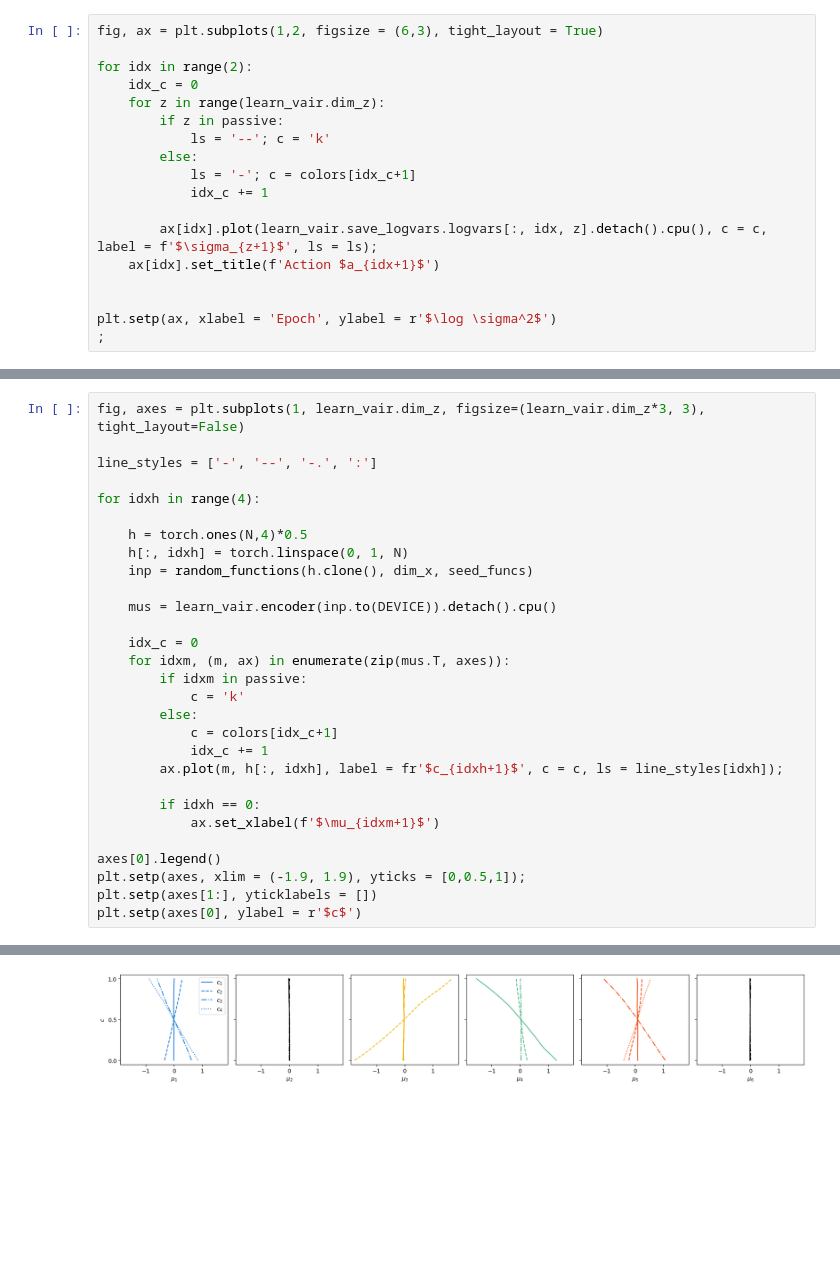
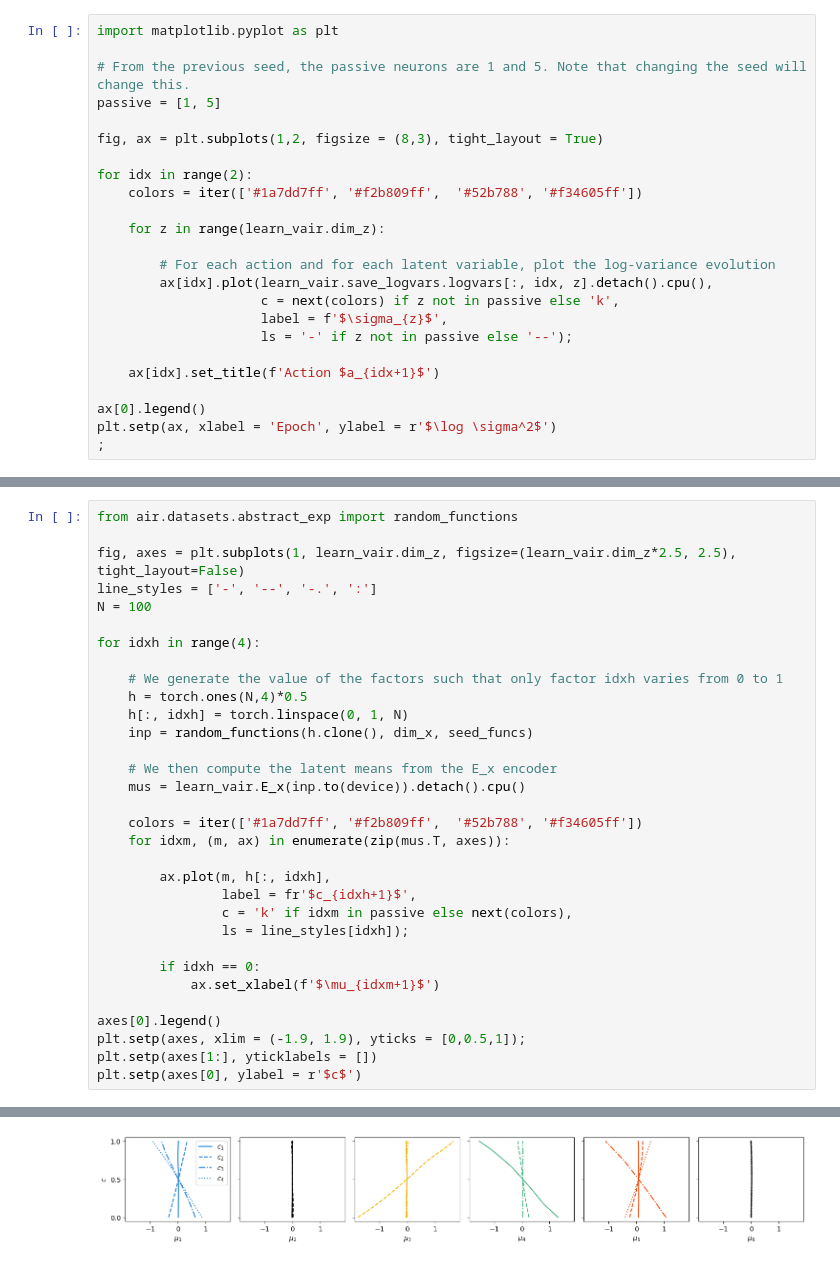
Before and after one commit to gorkamunoz/air, a Jupyter notebook: examples/abstract_dataset.ipynb, the cells around one changed output, grey strips where cells are left out. Cells and saved outputs as stored; diff of their text form; blank space fills up the shorter version.

```diff
--- a/examples/abstract_dataset.ipynb
+++ b/examples/abstract_dataset.ipynb
@@ -64,19 +68,25 @@ passive = [1, 5]
 # %%
-fig, ax = plt.subplots(1,2, figsize = (6,3), tight_layout = True)
+import matplotlib.pyplot as plt
+
+# From the previous seed, the passive neurons are 1 and 5. Note that changing the seed will change this.
+passive = [1, 5]
+
+fig, ax = plt.subplots(1,2, figsize = (8,3), tight_layout = True)
 
 for idx in range(2):
-    idx_c = 0
+    colors = iter(['#1a7dd7ff', '#f2b809ff',  '#52b788', '#f34605ff'])
+
     for z in range(learn_vair.dim_z):
-        if z in passive:
-            ls = '--'; c = 'k'
-        else:
-            ls = '-'; c = colors[idx_c+1]
-            idx_c += 1
 
-        ax[idx].plot(learn_vair.save_logvars.logvars[:, idx, z].detach().cpu(), c = c, label = f'$\sigma_{z+1}$', ls = ls);
+        # For each action and for each latent variable, plot the log-variance evolution
+        ax[idx].plot(learn_vair.save_logvars.logvars[:, idx, z].detach().cpu(),
+                     c = next(colors) if z not in passive else 'k',
+                     label = f'$\sigma_{z}$',
+                     ls = '-' if z not in passive else '--');
+
     ax[idx].set_title(f'Action $a_{idx+1}$')
 
-
+ax[0].legend()
 plt.setp(ax, xlabel = 'Epoch', ylabel = r'$\log \sigma^2$')
 ;
 # %% [output]
@@ -87,32 +100,35 @@ from air.datasets.abstract_exp import random_functions
 # %%
-fig, axes = plt.subplots(1, learn_vair.dim_z, figsize=(learn_vair.dim_z*3, 3), tight_layout=False)
+from air.datasets.abstract_exp import random_functions
 
+fig, axes = plt.subplots(1, learn_vair.dim_z, figsize=(learn_vair.dim_z*2.5, 2.5), tight_layout=False)
 line_styles = ['-', '--', '-.', ':']
+N = 100
 
 for idxh in range(4):
 
+    # We generate the value of the factors such that only factor idxh varies from 0 to 1
     h = torch.ones(N,4)*0.5
     h[:, idxh] = torch.linspace(0, 1, N)
     inp = random_functions(h.clone(), dim_x, seed_funcs)
 
-    mus = learn_vair.encoder(inp.to(DEVICE)).detach().cpu()
+    # We then compute the latent means from the E_x encoder
+    mus = learn_vair.E_x(inp.to(device)).detach().cpu()
 
-    idx_c = 0
+    colors = iter(['#1a7dd7ff', '#f2b809ff',  '#52b788', '#f34605ff'])
     for idxm, (m, ax) in enumerate(zip(mus.T, axes)):
-        if idxm in passive:
-            c = 'k'
-        else:
-            c = colors[idx_c+1]
-            idx_c += 1
-        ax.plot(m, h[:, idxh], label = fr'$c_{idxh+1}$', c = c, ls = line_styles[idxh]);
+
+        ax.plot(m, h[:, idxh],
+                label = fr'$c_{idxh+1}$',
+                c = 'k' if idxm in passive else next(colors),
+                ls = line_styles[idxh]);
 
         if idxh == 0:
             ax.set_xlabel(f'$\mu_{idxm+1}$')
 
 axes[0].legend()
 plt.setp(axes, xlim = (-1.9, 1.9), yticks = [0,0.5,1]);
 plt.setp(axes[1:], yticklabels = [])
 plt.setp(axes[0], ylabel = r'$c$')
 # %% [output]
 [Text(0, 0.5, '$c$')]
-[figure, old version]
+[figure, new version]
```
Also changed, not shown: parts of 17 cells of this notebook, 6 other files.
